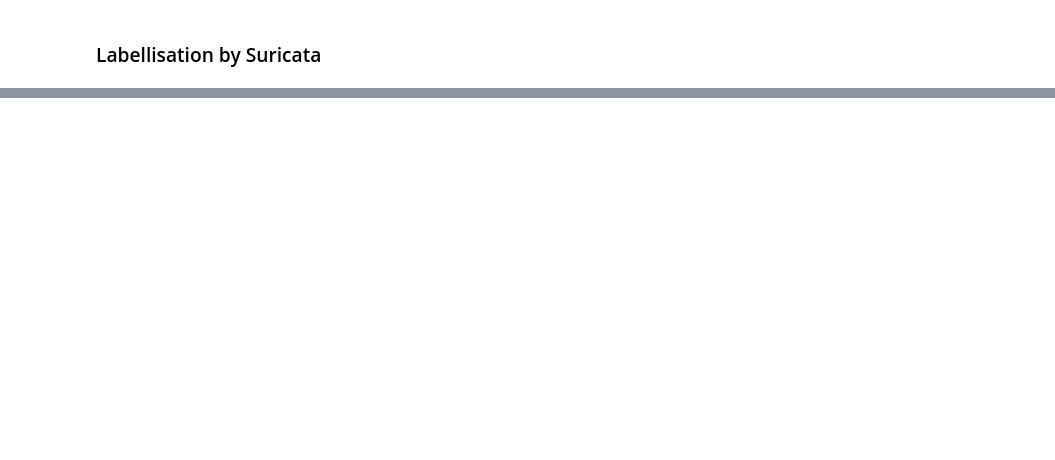
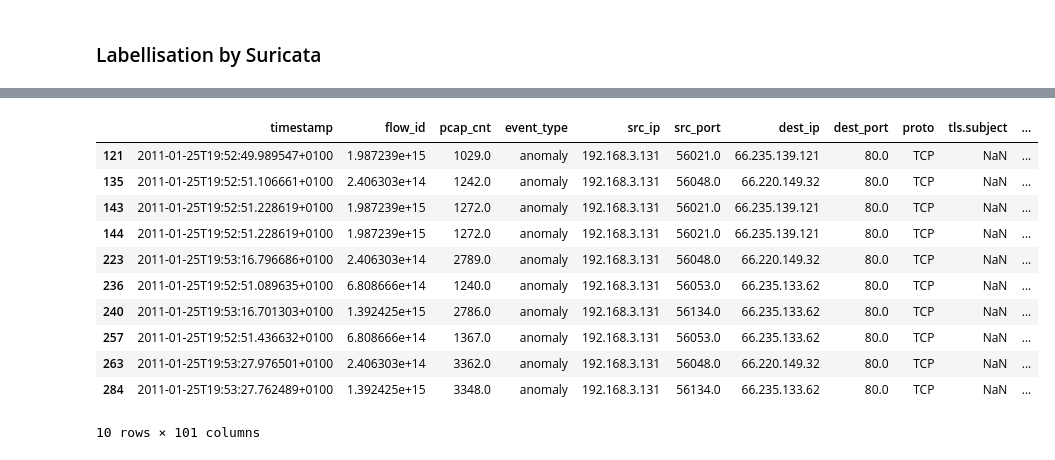
Before and after one commit to BenjaminDeporte/Cyber, a Jupyter notebook: code/pcap_labelisation.ipynb, the cells around one changed output, grey strips where cells are left out. Cells and saved outputs as stored; diff of their text form; code cells hidden in the pictures; blank space fills up the shorter version.

```diff
--- a/code/pcap_labelisation.ipynb
+++ b/code/pcap_labelisation.ipynb
@@ -232,0 +222,17 @@ df_log.describe(include='all').transpose()
+# %%
+df_anomaly = df_log[df_log['event_type']=='anomaly']  # we keep only anomalies
+# %%
+df_anomaly.head(10)
+# %% [output]
+|  | timestamp | flow_id | pcap_cnt | event_type | src_ip | src_port | dest_ip | dest_port | proto | tls.subject | ... |
+| 121 | 2011-01-25T19:52:49.989547+0100 | 1.987239e+15 | 1029.0 | anomaly | 192.168.3.131 | 56021.0 | 66.235.139.121 | 80.0 | TCP | NaN | ... |
+| 135 | 2011-01-25T19:52:51.106661+0100 | 2.406303e+14 | 1242.0 | anomaly | 192.168.3.131 | 56048.0 | 66.220.149.32 | 80.0 | TCP | NaN | ... |
+| 143 | 2011-01-25T19:52:51.228619+0100 | 1.987239e+15 | 1272.0 | anomaly | 192.168.3.131 | 56021.0 | 66.235.139.121 | 80.0 | TCP | NaN | ... |
+| 144 | 2011-01-25T19:52:51.228619+0100 | 1.987239e+15 | 1272.0 | anomaly | 192.168.3.131 | 56021.0 | 66.235.139.121 | 80.0 | TCP | NaN | ... |
+| 223 | 2011-01-25T19:53:16.796686+0100 | 2.406303e+14 | 2789.0 | anomaly | 192.168.3.131 | 56048.0 | 66.220.149.32 | 80.0 | TCP | NaN | ... |
+| 236 | 2011-01-25T19:52:51.089635+0100 | 6.808666e+14 | 1240.0 | anomaly | 192.168.3.131 | 56053.0 | 66.235.133.62 | 80.0 | TCP | NaN | ... |
+| 240 | 2011-01-25T19:53:16.701303+0100 | 1.392425e+15 | 2786.0 | anomaly | 192.168.3.131 | 56134.0 | 66.235.133.62 | 80.0 | TCP | NaN | ... |
+| 257 | 2011-01-25T19:52:51.436632+0100 | 6.808666e+14 | 1367.0 | anomaly | 192.168.3.131 | 56053.0 | 66.235.133.62 | 80.0 | TCP | NaN | ... |
+| 263 | 2011-01-25T19:53:27.976501+0100 | 2.406303e+14 | 3362.0 | anomaly | 192.168.3.131 | 56048.0 | 66.220.149.32 | 80.0 | TCP | NaN | ... |
+| 284 | 2011-01-25T19:53:27.762489+0100 | 1.392425e+15 | 3348.0 | anomaly | 192.168.3.131 | 56134.0 | 66.235.133.62 | 80.0 | TCP | NaN | ... |
+10 rows × 101 columns
```
Also changed, not shown: parts of 19 cells of this notebook, 2 other files.
